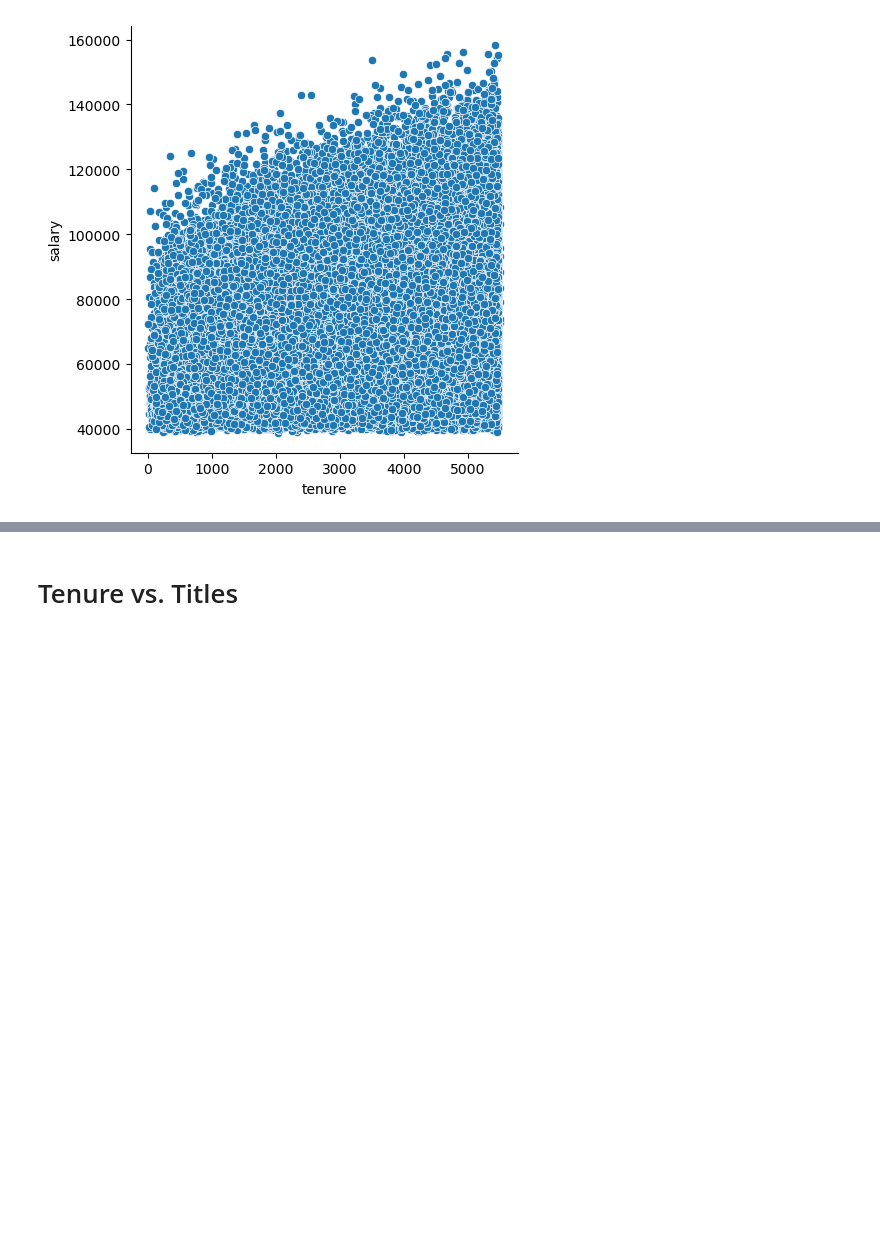
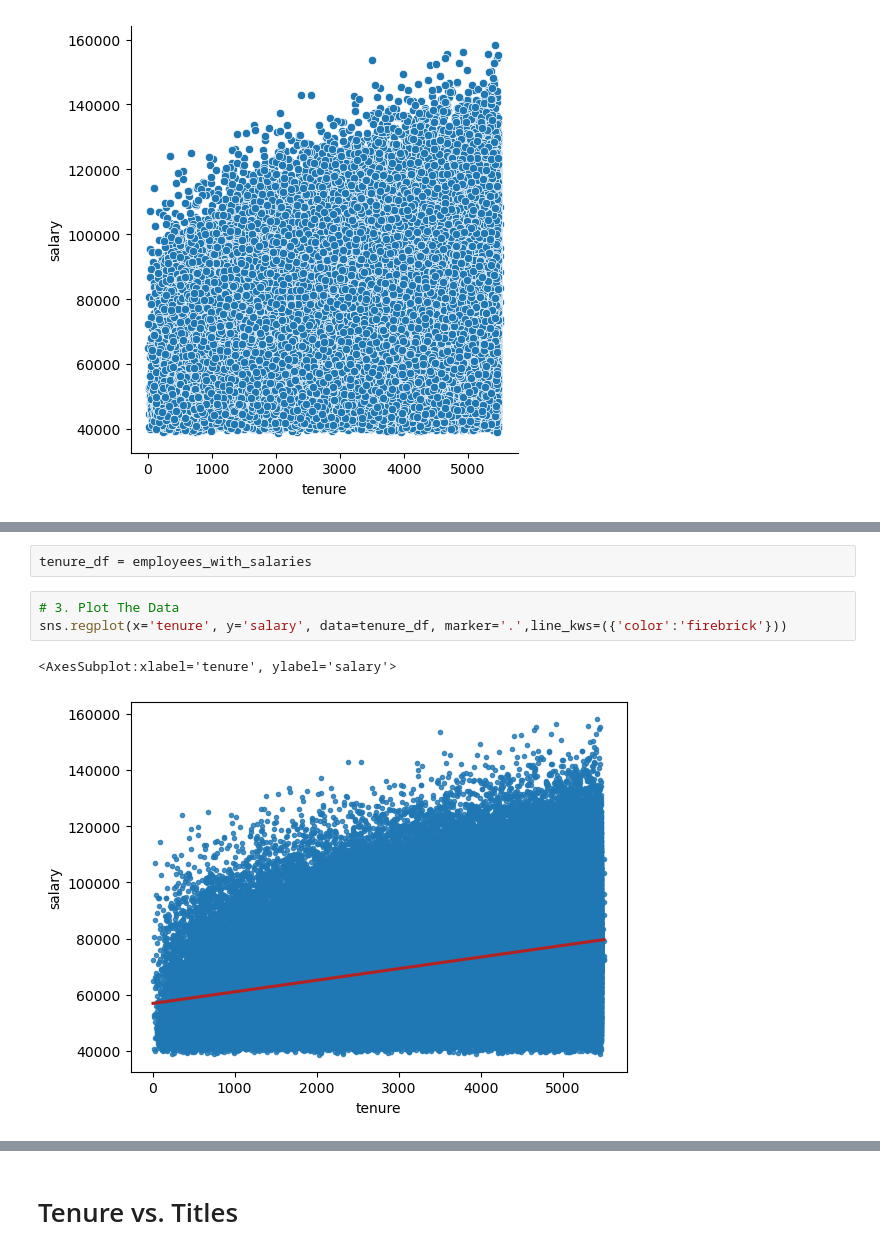
Before and after one commit to manuelparra1/statistics-exercises, a Jupyter notebook: hypothesis_testing.ipynb, the cells around one changed output, grey strips where cells are left out. Drawn from its saved outputs; the diff is of its cells as text; blank space fills up the shorter version.

```diff
--- a/hypothesis_testing.ipynb
+++ b/hypothesis_testing.ipynb
@@ -635,0 +947,8 @@ sns.relplot(data=employees_with_salaries, y='salary', x='tenure')
+# %%
+tenure_df = employees_with_salaries
+# %%
+# 3. Plot The Data
+sns.regplot(x='tenure', y='salary', data=tenure_df, marker='.',line_kws=({'color':'firebrick'}))
+# %% [output]
+<AxesSubplot:xlabel='tenure', ylabel='salary'>
+[figure, added]
```
Also changed, not shown: parts of 119 cells of this notebook.
